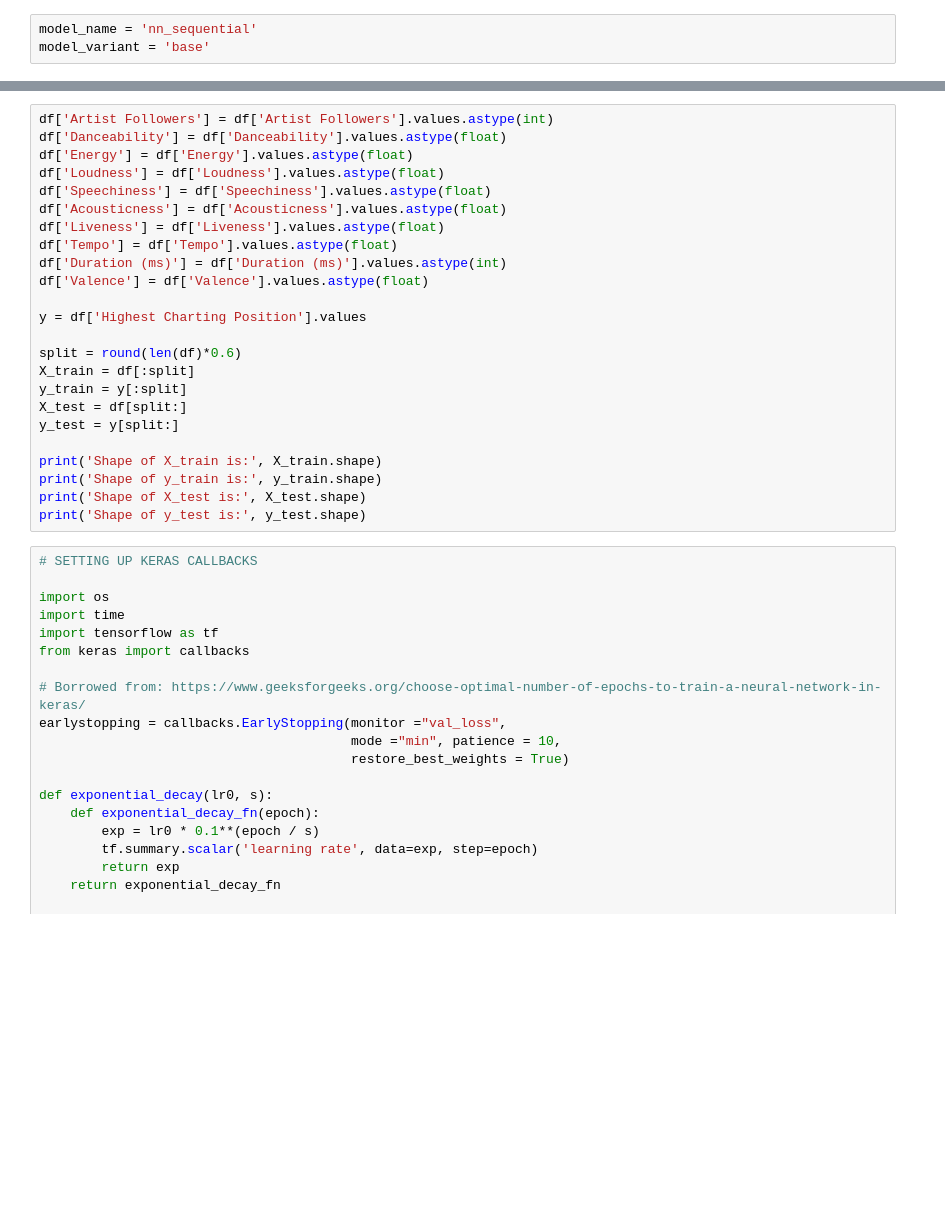
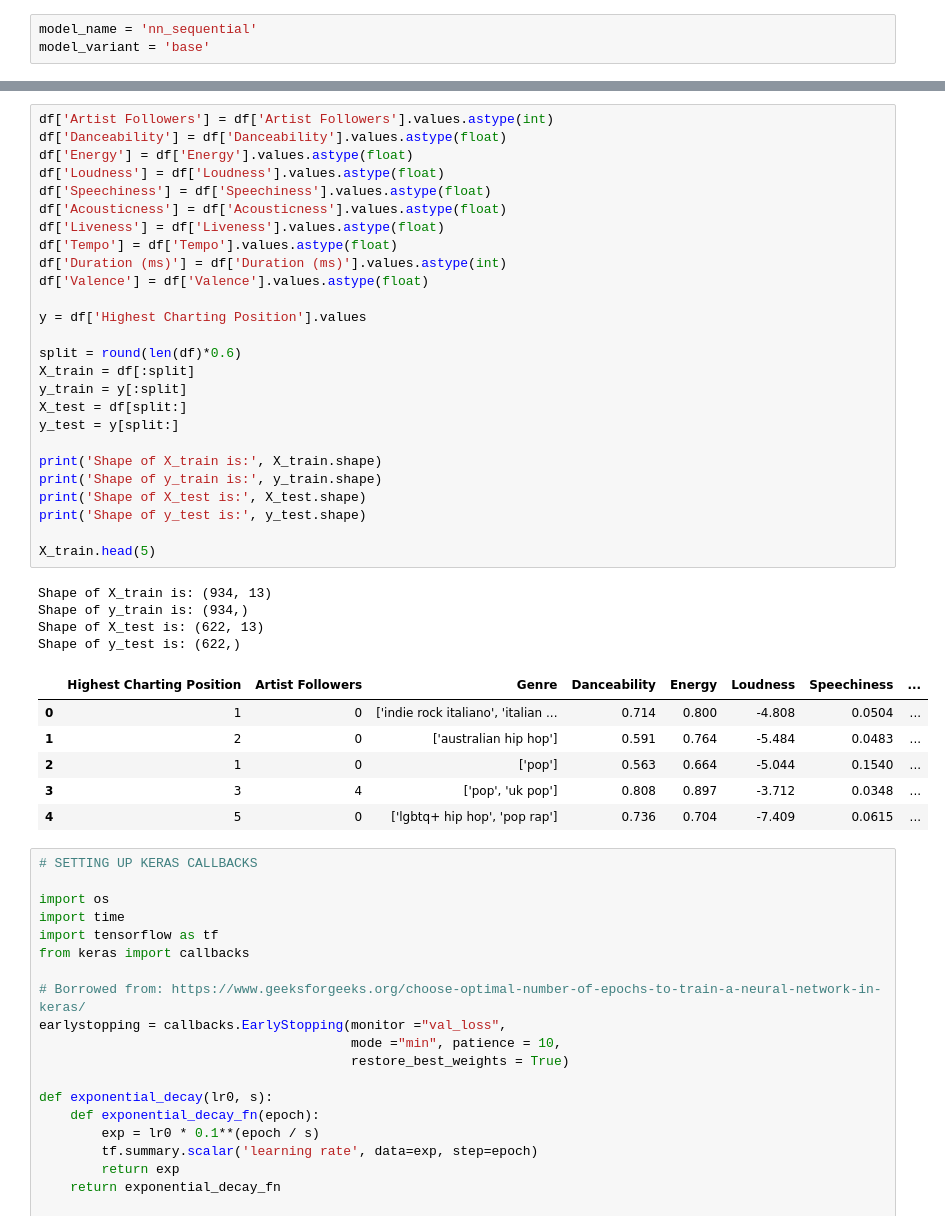
Before and after one commit to MortenLenschow/ITMAL_O4, a Jupyter notebook: models/nn_sequential.ipynb, the cells around one changed output, grey strips where cells are left out. Saved outputs shown, nothing was run; the diff lists cells and outputs as text; blank space fills up the shorter version.

```diff
--- a/models/nn_sequential.ipynb
+++ b/models/nn_sequential.ipynb
@@ -22,27 +87,40 @@ df.head()
 # %%
 df['Artist Followers'] = df['Artist Followers'].values.astype(int)
 df['Danceability'] = df['Danceability'].values.astype(float)
 df['Energy'] = df['Energy'].values.astype(float)
 df['Loudness'] = df['Loudness'].values.astype(float)
 df['Speechiness'] = df['Speechiness'].values.astype(float)
 df['Acousticness'] = df['Acousticness'].values.astype(float)
 df['Liveness'] = df['Liveness'].values.astype(float)
 df['Tempo'] = df['Tempo'].values.astype(float)
 df['Duration (ms)'] = df['Duration (ms)'].values.astype(int)
 df['Valence'] = df['Valence'].values.astype(float)
 
 y = df['Highest Charting Position'].values
 
 split = round(len(df)*0.6)
 X_train = df[:split]
 y_train = y[:split]
 X_test = df[split:]
 y_test = y[split:]
 
 print('Shape of X_train is:', X_train.shape)
 print('Shape of y_train is:', y_train.shape)
 print('Shape of X_test is:', X_test.shape)
 print('Shape of y_test is:', y_test.shape)
+
+X_train.head(5)
+# %% [output]
+Shape of X_train is: (934, 13)
+Shape of y_train is: (934,)
+Shape of X_test is: (622, 13)
+Shape of y_test is: (622,)
+|  | Highest Charting Position | Artist Followers | Genre | Danceability | Energy | Loudness | Speechiness | ... |
+| 0 | 1 | 0 | ['indie rock italiano', 'italian ... | 0.714 | 0.800 | -4.808 | 0.0504 | ... |
+| 1 | 2 | 0 | ['australian hip hop'] | 0.591 | 0.764 | -5.484 | 0.0483 | ... |
+| 2 | 1 | 0 | ['pop'] | 0.563 | 0.664 | -5.044 | 0.1540 | ... |
+| 3 | 3 | 4 | ['pop', 'uk pop'] | 0.808 | 0.897 | -3.712 | 0.0348 | ... |
+| 4 | 5 | 0 | ['lgbtq+ hip hop', 'pop rap'] | 0.736 | 0.704 | -7.409 | 0.0615 | ... |
 # %%
 # SETTING UP KERAS CALLBACKS
 
```
Also changed, not shown: parts of 5 cells of this notebook.
